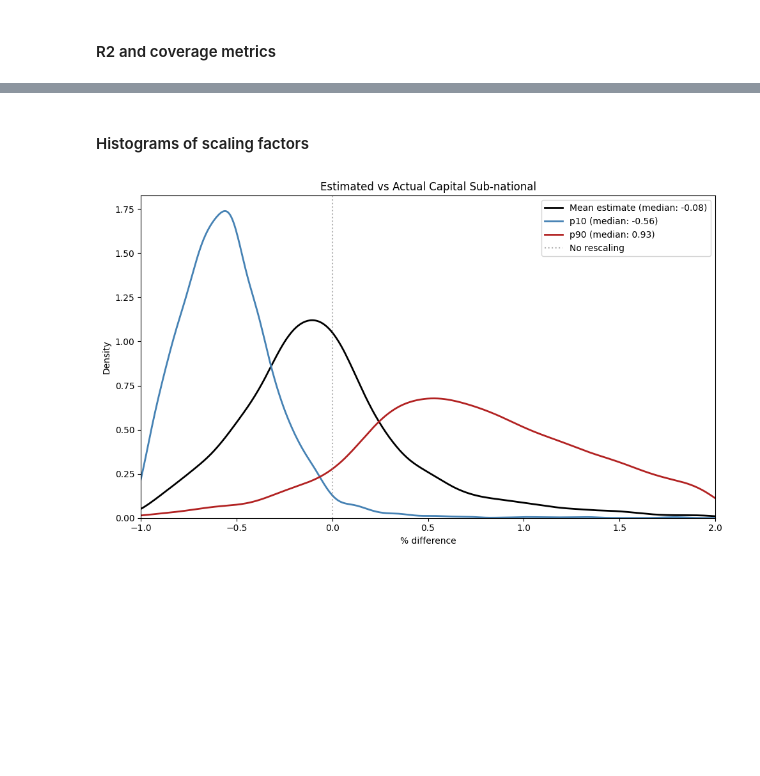
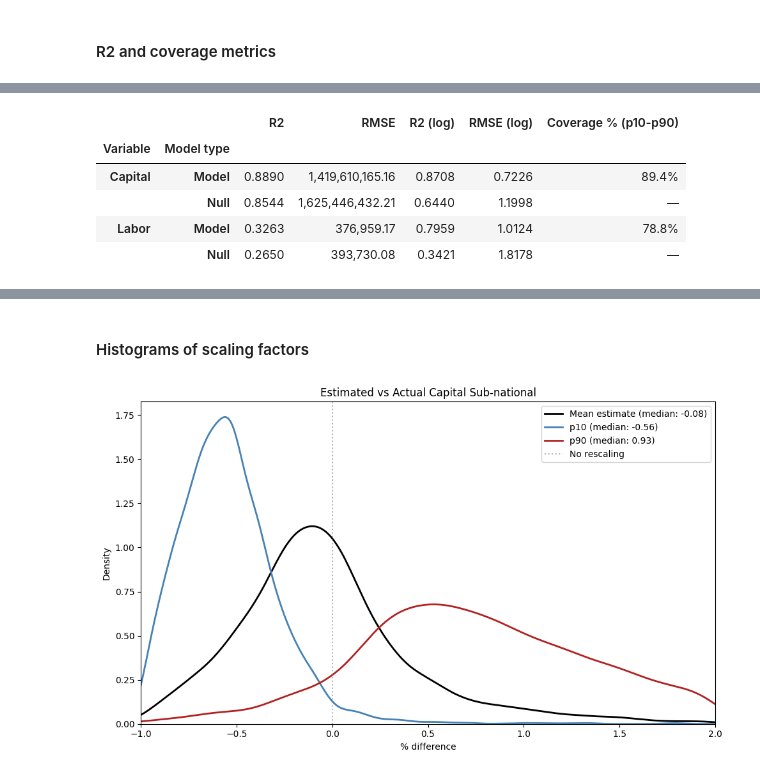
Before and after one commit to carinamani/AgDownscaling, a Jupyter notebook: 04_FIGURES/scaling_factors.ipynb, the cells around one changed output, grey strips where cells are left out. Cells and saved outputs as stored; diff of their text form; code cells hidden in the pictures; blank space fills up the shorter version.

Commit message:
add country average to pre-calibration aggregation test

```diff
--- a/04_FIGURES/scaling_factors.ipynb
+++ b/04_FIGURES/scaling_factors.ipynb
@@ -44,8 +50,13 @@ fd = "/Users/carinamanitius/Library/CloudStorage/OneDrive-UniversityofVermont/Do
 # clear missing data (subnational capital has a lot because proxy countries witheld)
 subnational_capital = subnational_capital.dropna()
 subnational_labor = subnational_labor.dropna()
+subnational_capital_null = subnational_capital_null.dropna()
+subnational_labor_null = subnational_labor_null.dropna()
+
 national_capital = national_capital.dropna()
 national_labor = national_labor.dropna()
+national_capital_null = national_capital_null.dropna()
+national_labor_null = national_labor_null.dropna()
 
 # calculate % difference for scaling factors
 subnational_capital['percent_diff'] = (subnational_capital['capital_USD'] - subnational_capital['sub_national_total_capital_USD']) / subnational_capital['sub_national_total_capital_USD']
@@ -67,5 +78,15 @@ national_labor['percent_diff'] = (national_labor['sub_scaled_jobs'] - national_l
 national_labor['percent_diff_p10'] = (national_labor['sub_scaled_jobs_p10'] - national_labor['national_total_jobs']) / national_labor['national_total_jobs']
 national_labor['percent_diff_p90'] = (national_labor['sub_scaled_jobs_p90'] - national_labor['national_total_jobs']) / national_labor['national_total_jobs']
 national_labor = national_labor[np.isfinite(national_labor['percent_diff'])]
+
+# add actual to country average model
+subnational_capital_null = subnational_capital_null.merge(subnational_capital[['PROJ_ID', 'sub_national_total_capital_USD']], on='PROJ_ID', how='inner')
+subnational_labor_null = subnational_labor_null.merge(subnational_labor[['PROJ_ID', 'sub_national_total_jobs']], on='PROJ_ID', how='inner')
+
+national_capital_null = national_capital_null.merge(country_codes[['SHP_code', 'ISO3']], left_on='GID_0', right_on='SHP_code', how='left')
+national_labor_null = national_labor_null.merge(country_codes[['SHP_code', 'ISO3']], left_on='GID_0', right_on='SHP_code', how='left')
+
+national_capital_null = national_capital_null.merge(national_capital[['ISO3', 'national_total_capital_USD']], on='ISO3', how='inner')
+national_labor_null = national_labor_null.merge(national_labor[['ISO3', 'national_total_jobs']], on='ISO3', how='inner')
 # %% [markdown]
 #### R2 and coverage metrics
@@ -211,0 +93,64 @@ National labor: 98.6% of datapoints within p10-p90 range
+# %%
+#### Compute R2, RMSE, and coverage metrics for sub-national scaling factors
+
+def compute_metrics(df, actual_col, pred_col, p10_col=None, p90_col=None):
+    r2 = r2_score(df[actual_col], df[pred_col])
+    rmse = np.sqrt(np.mean((df[actual_col] - df[pred_col])**2))
+
+    log_mask = (df[actual_col] > 0) & (df[pred_col] > 0)
+    log_actual = np.log(df.loc[log_mask, actual_col])
+    log_pred = np.log(df.loc[log_mask, pred_col])
+    log_r2 = r2_score(log_actual, log_pred)
+    log_rmse = np.sqrt(np.mean((log_actual - log_pred)**2))
+
+    coverage = np.nan
+    if p10_col is not None and p90_col is not None:
+        within_range = (df[actual_col] >= df[p10_col]) & (df[actual_col] <= df[p90_col])
+        coverage = within_range.mean() * 100
+
+    return {
+        "R2": r2,
+        "RMSE": rmse,
+        "R2 (log)": log_r2,
+        "RMSE (log)": log_rmse,
+        "Coverage % (p10-p90)": coverage,
+    }
+
+results = {
+    ("Capital", "Model"): compute_metrics(
+        subnational_capital, "sub_national_total_capital_USD", "capital_USD",
+        "capital_USD_p10", "capital_USD_p90"
+    ),
+    ("Capital", "Null"): compute_metrics(
+        subnational_capital_null, "sub_national_total_capital_USD", "capital_usd"
+    ),
+    ("Labor", "Model"): compute_metrics(
+        subnational_labor, "sub_national_total_jobs", "jobs",
+        "jobs_p10", "jobs_p90"
+    ),
+    ("Labor", "Null"): compute_metrics(
+        subnational_labor_null, "sub_national_total_jobs", "jobs"
+    ),
+}
+
+metrics_table = pd.DataFrame(results).T
+metrics_table.index.names = ["Variable", "Model type"]
+
+# Format for display
+display_table = metrics_table.copy()
+display_table["R2"] = display_table["R2"].map("{:.4f}".format)
+display_table["R2 (log)"] = display_table["R2 (log)"].map("{:.4f}".format)
+display_table["RMSE"] = display_table["RMSE"].map("{:,.2f}".format)
+display_table["RMSE (log)"] = display_table["RMSE (log)"].map("{:.4f}".format)
+display_table["Coverage % (p10-p90)"] = display_table["Coverage % (p10-p90)"].map(
+    lambda x: f"{x:.1f}%" if pd.notna(x) else "—"
+)
+
+display_table
+# %% [output]
+|  |  | R2 | RMSE | R2 (log) | RMSE (log) | Coverage % (p10-p90) |
+| Variable | Model type |  |  |  |  |  |
+| Capital | Model | 0.8890 | 1,419,610,165.16 | 0.8708 | 0.7226 | 89.4% |
+|  | Null | 0.8544 | 1,625,446,432.21 | 0.6440 | 1.1998 | — |
+| Labor | Model | 0.3263 | 376,959.17 | 0.7959 | 1.0124 | 78.8% |
+|  | Null | 0.2650 | 393,730.08 | 0.3421 | 1.8178 | — |
```
Also changed, not shown: parts of 4 cells of this notebook, 2 other files.
